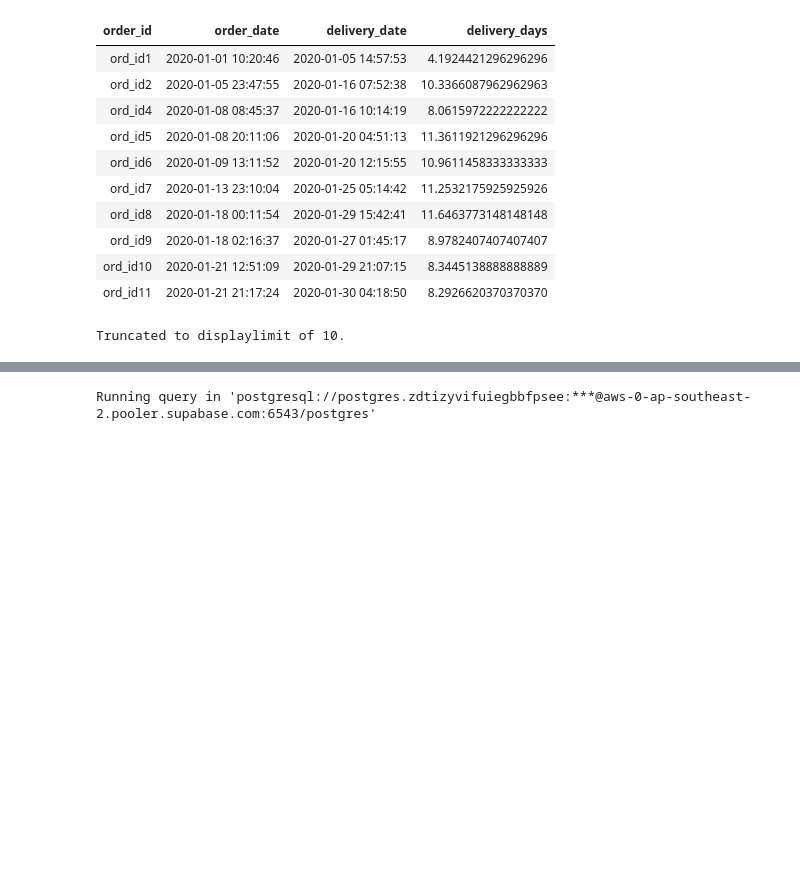
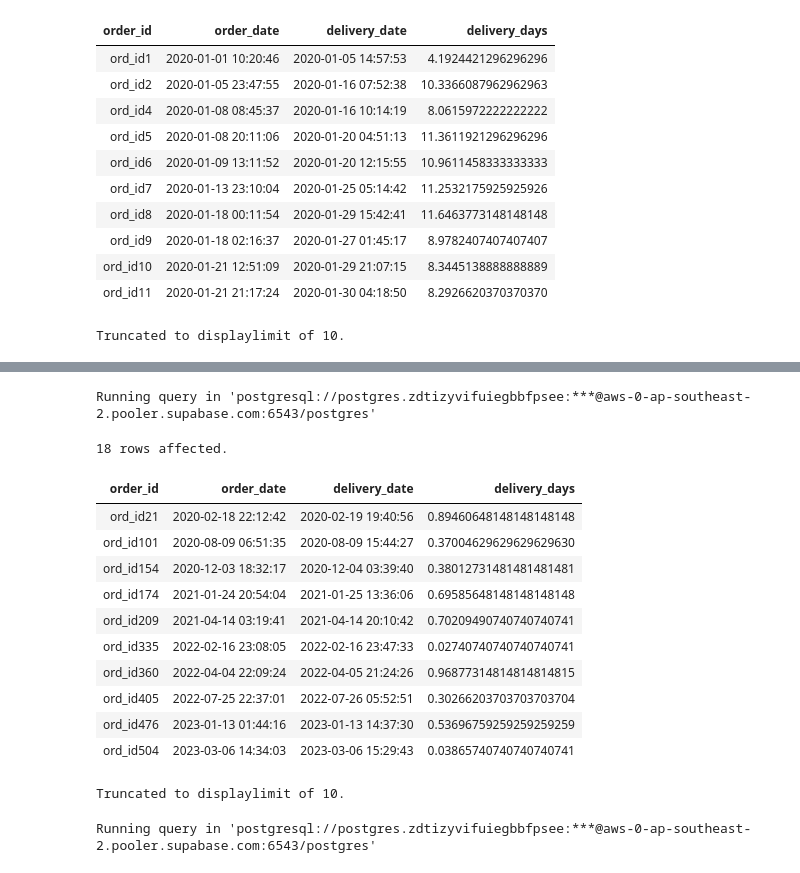
Before and after one commit to umesh-creates/sql_pandas_exercise_and_notes, a Jupyter notebook: retail_analysis exercise/date _and_time.ipynb, the cells around one changed output, grey strips where cells are left out. Drawn from its saved outputs; the diff is of its cells as text; code cells hidden in the pictures; blank space fills up the shorter version.

Commit message:
orders delivere withing 1 days

```diff
--- a/retail_analysis exercise/date _and_time.ipynb
+++ b/retail_analysis exercise/date _and_time.ipynb
@@ -1846,3 +1859,27 @@ Truncated to displaylimit of 10.
+# %%
+%%sql
+SELECT order_id, order_date, delivery_date, delivery_days
+FROM (
+    SELECT order_id, order_date, delivery_date,
+        EXTRACT(EPOCH FROM AGE(delivery_date, order_date)) / 86400 AS delivery_days
+    FROM retail_analysis.orders
+)
+WHERE delivery_days <= 1;
+# %% [output]
+Running query in 'postgresql://postgres.zdtizyvifuiegbbfpsee:***@aws-0-ap-southeast-2.pooler.supabase.com:6543/postgres'
+18 rows affected.
+| order_id | order_date | delivery_date | delivery_days |
+| ord_id21 | 2020-02-18 22:12:42 | 2020-02-19 19:40:56 | 0.89460648148148148148 |
+| ord_id101 | 2020-08-09 06:51:35 | 2020-08-09 15:44:27 | 0.37004629629629629630 |
+| ord_id154 | 2020-12-03 18:32:17 | 2020-12-04 03:39:40 | 0.38012731481481481481 |
+| ord_id174 | 2021-01-24 20:54:04 | 2021-01-25 13:36:06 | 0.69585648148148148148 |
+| ord_id209 | 2021-04-14 03:19:41 | 2021-04-14 20:10:42 | 0.70209490740740740741 |
+| ord_id335 | 2022-02-16 23:08:05 | 2022-02-16 23:47:33 | 0.02740740740740740741 |
+| ord_id360 | 2022-04-04 22:09:24 | 2022-04-05 21:24:26 | 0.96877314814814814815 |
+| ord_id405 | 2022-07-25 22:37:01 | 2022-07-26 05:52:51 | 0.30266203703703703704 |
+| ord_id476 | 2023-01-13 01:44:16 | 2023-01-13 14:37:30 | 0.53696759259259259259 |
+| ord_id504 | 2023-03-06 14:34:03 | 2023-03-06 15:29:43 | 0.03865740740740740741 |
+Truncated to displaylimit of 10.
 # %%
 %%sql
 SELECT * FROM retail_analysis.orders
```
Also changed, not shown: parts of 1 cell of this notebook.
